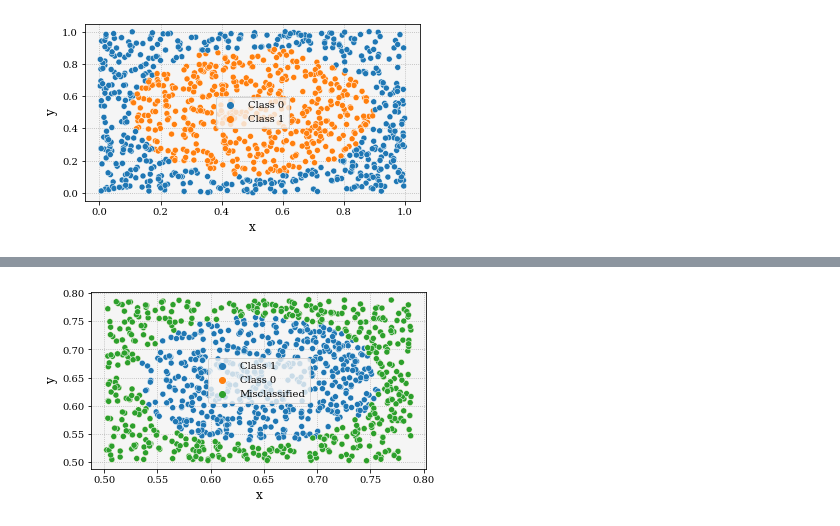
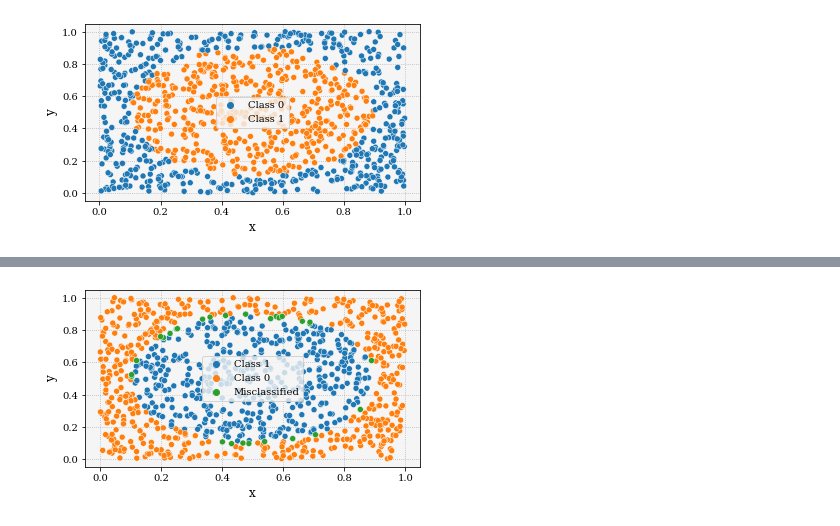
Before and after one commit to arnauddhaene/deep-learning-mini-projects-ee559, a Jupyter notebook: Proj2/notebooks/sandbox.ipynb, the cells around one changed output, grey strips where cells are left out. Drawn from its saved outputs; the diff is of its cells as text; code cells hidden in the pictures.

```diff
--- a/Proj2/notebooks/sandbox.ipynb
+++ b/Proj2/notebooks/sandbox.ipynb
@@ -273,20 +273,16 @@ model = nn.Sequential([
 model.init_weights()
 
 model.train()
-train_input, train_target, test_input, test_target= load_dataset(1000, standardize=True)
+train_input, train_target, test_input, test_target, mu, sigma= load_dataset(1000, standardize=True)
 train(model, train_input, train_target, verbose=1)
 
-# MODELING #
-#  OUTPUT  #
 
 
 
 model.train(False)
 
+output = model(test_input).flatten()
 test_input.mul_(sigma).add_(mu)
-
-
-output = model(test_input).flatten()
 prediction = ((output > .5) == test_target).float()-1
 mistakes_idx=prediction.nonzero()
 mistakes=test_input[mistakes_idx,:]
@@ -328,7 +324,7 @@ df['Label'] = classe
 df.columns = ['x', 'y', 'Label']
 
 sns_plot=sns.scatterplot(data=df, x='x', y='y', hue='Label')
-sns_plot.legend(title="")
+sns_plot.legend(title="",loc='center')
 
 fig = sns_plot.get_figure()
 
@@ -347 +343 @@ Epoch 50        Loss 6.425      Acc. 96.800
-[figure, old version]
+[figure, new version]
```
Also changed, not shown: parts of 1 cell of this notebook.
